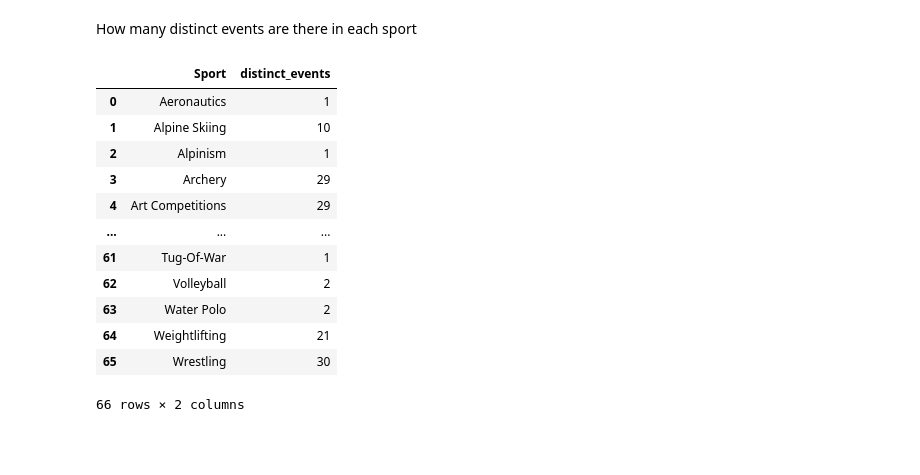
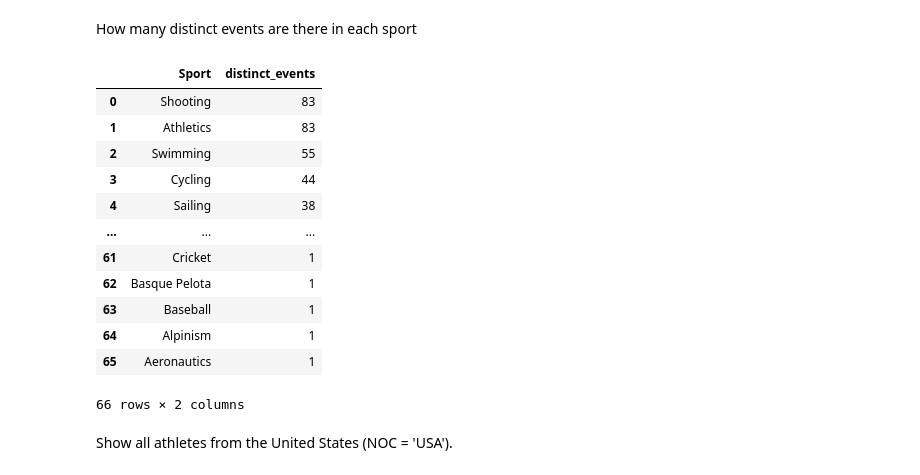
Before and after one commit to egitonga395/kamilimu_assignments, a Jupyter notebook: Ericksqlassignment.ipynb, the cells around one changed output. Cells and saved outputs as stored; diff of their text form; code cells hidden in the pictures; blank space fills up the shorter version.

```diff
--- a/Ericksqlassignment.ipynb
+++ b/Ericksqlassignment.ipynb
@@ -55,21 +55,23 @@ How many distinct events are there in each sport
 # %%
 pd.read_sql("""
 SELECT sport, COUNT(DISTINCT event) AS distinct_events
 FROM athletes_table
 GROUP BY sport
-ORDER BY sport
+ORDER BY COUNT(DISTINCT event) DESC
 """, conn)
 # %% [output]
 |  | Sport | distinct_events |
-| 0 | Aeronautics | 1 |
-| 1 | Alpine Skiing | 10 |
-| 2 | Alpinism | 1 |
-| 3 | Archery | 29 |
-| 4 | Art Competitions | 29 |
+| 0 | Shooting | 83 |
+| 1 | Athletics | 83 |
+| 2 | Swimming | 55 |
+| 3 | Cycling | 44 |
+| 4 | Sailing | 38 |
 | ... | ... | ... |
-| 61 | Tug-Of-War | 1 |
-| 62 | Volleyball | 2 |
-| 63 | Water Polo | 2 |
-| 64 | Weightlifting | 21 |
-| 65 | Wrestling | 30 |
+| 61 | Cricket | 1 |
+| 62 | Basque Pelota | 1 |
+| 63 | Baseball | 1 |
+| 64 | Alpinism | 1 |
+| 65 | Aeronautics | 1 |
 66 rows × 2 columns
+# %% [markdown]
+Show all athletes from the United States (NOC = 'USA').
```
Also changed, not shown: parts of 22 cells of this notebook.
